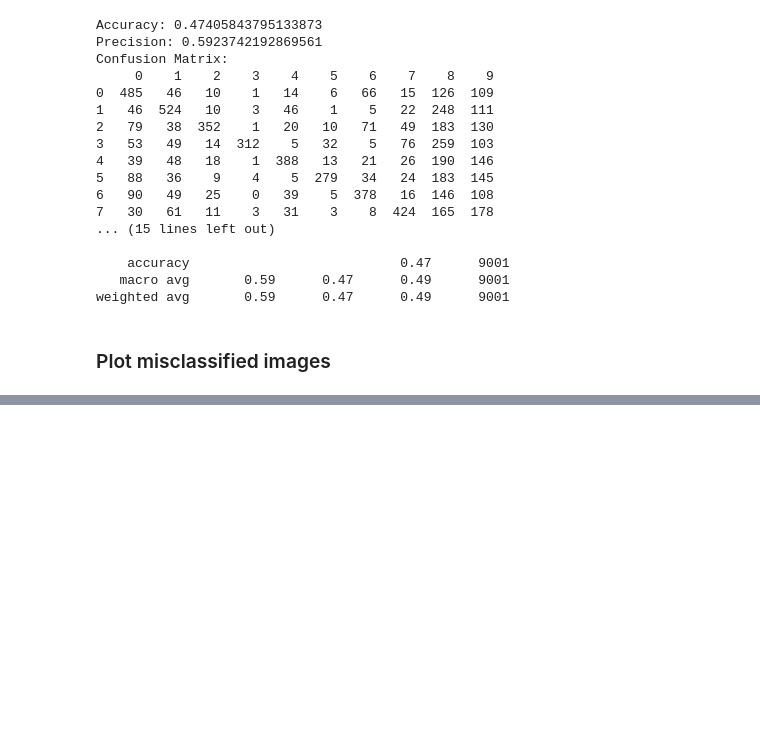
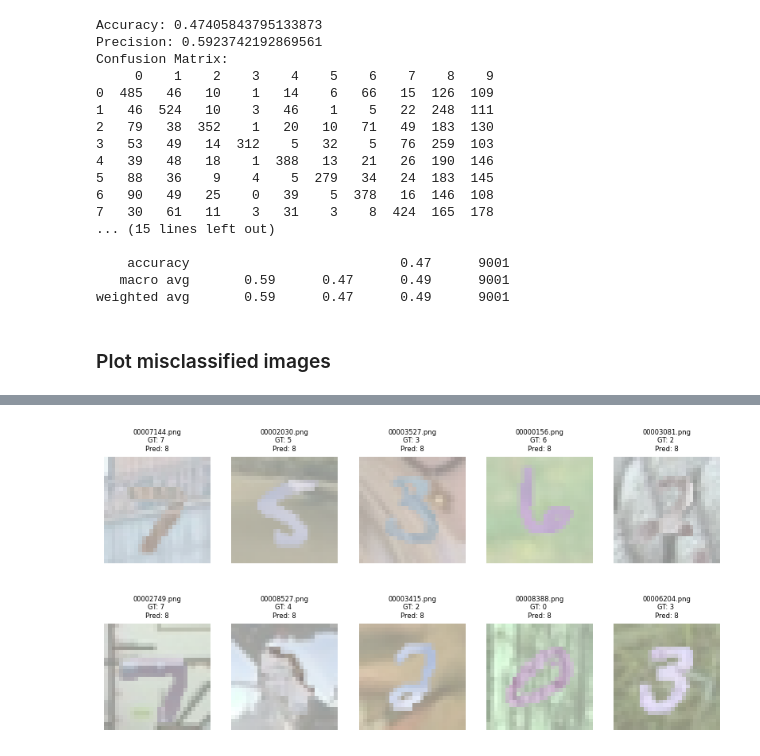
Before and after one commit to scaairesearch/da_demo, a Jupyter notebook: da_mnist_demo_v6.ipynb, the cells around one changed output, grey strips where cells are left out. Saved outputs shown, nothing was run; the diff lists cells and outputs as text; code cells hidden in the pictures; blank space fills up the shorter version.

```diff
--- a/da_mnist_demo_v6.ipynb
+++ b/da_mnist_demo_v6.ipynb
@@ -1662,0 +1737,4 @@ plot_misclassified_images(target_misclassified_images, num_image = 20)
+# %%
+plot_images(list_mnist_m_non_dann_misclassified)
+# %% [output]
+[figure, added]
```
Also changed, not shown: parts of 54 cells of this notebook.
